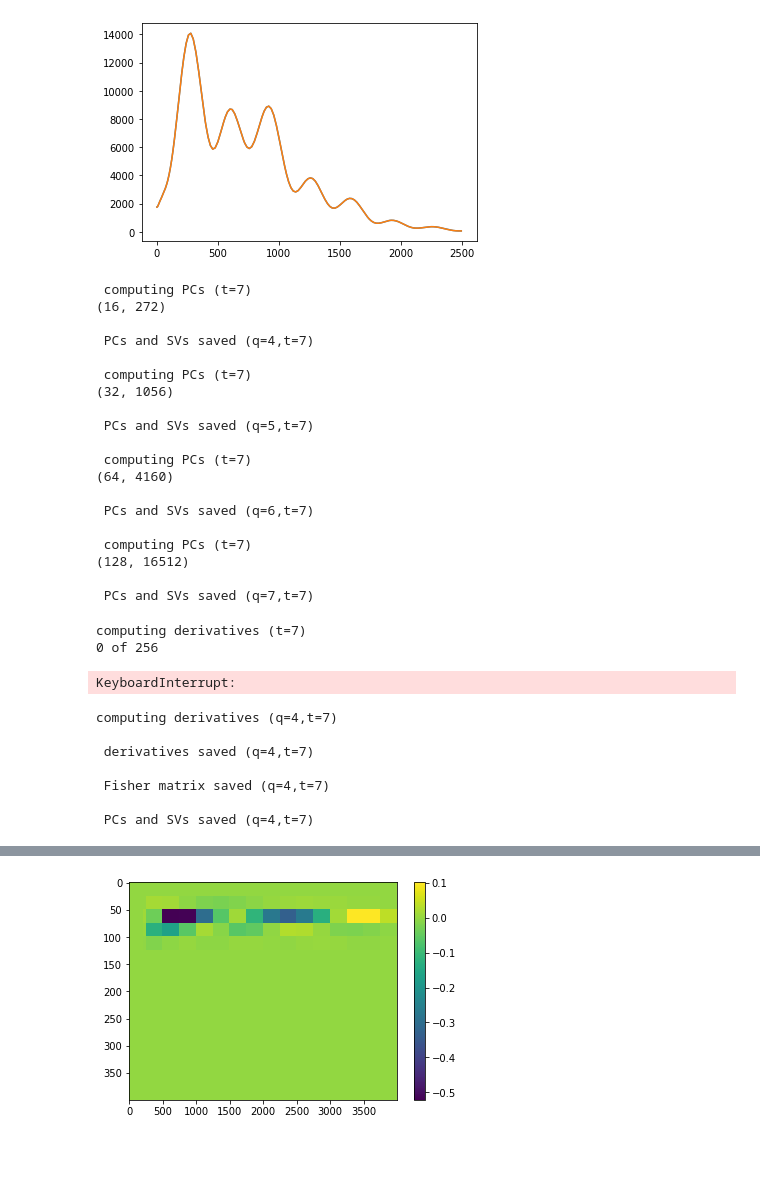
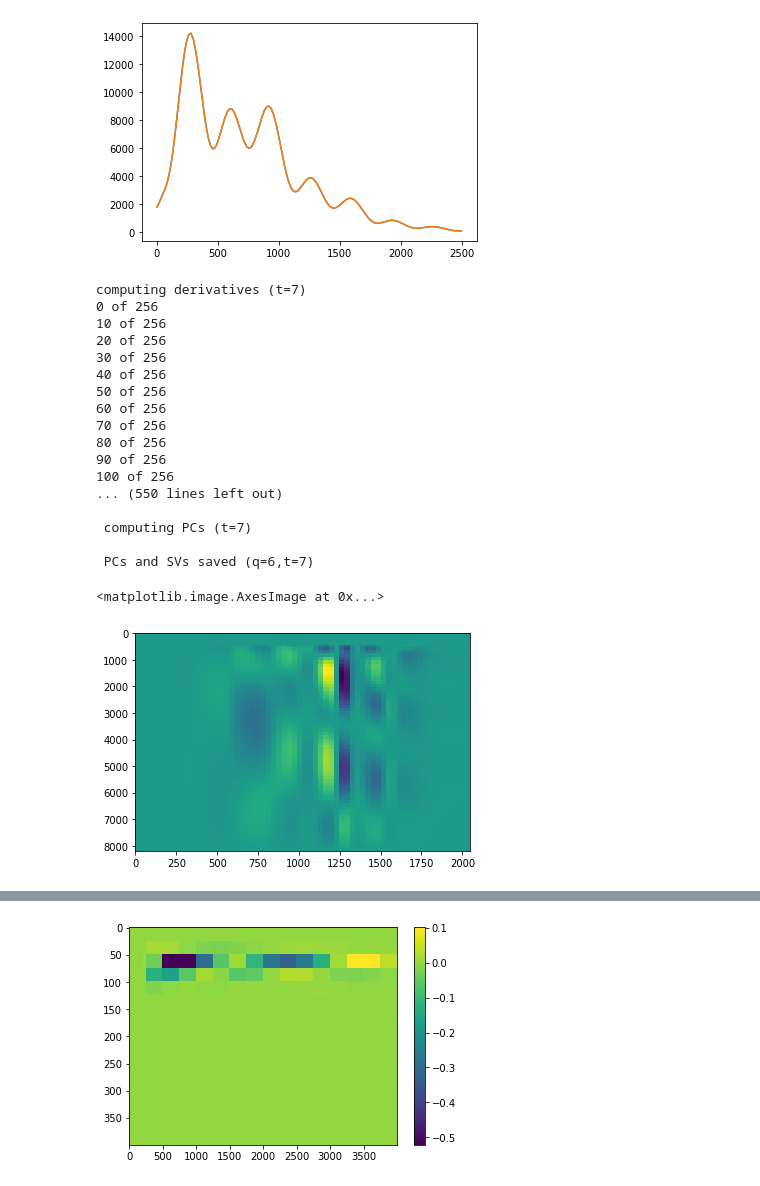
Before and after one commit to aifer4/gdm_pca, a Jupyter notebook: pca.ipynb, the cells around one changed output, grey strips where cells are left out. Saved outputs shown, nothing was run; the diff lists cells and outputs as text; code cells hidden in the pictures; blank space fills up the shorter version.

```diff
--- a/pca.ipynb
+++ b/pca.ipynb
@@ -300,47 +298,30 @@ def W_CS2_PCA(q, t, a0):
     pickle.dump(s, open("output/w-cs2/SV_q-"+str(q)+"_t-"+str(t)+".p", "wb"))
     print('\n','PCs and SVs saved (q='+str(q)+',t='+str(t)+')')
 # %%
-W_CS2_PCA(q=4, t=7, a0=a0_pca)
-W_CS2_PCA(q=5, t=7, a0=a0_pca)
-W_CS2_PCA(q=6, t=7, a0=a0_pca)
-W_CS2_PCA(q=7, t=7, a0=a0_pca)
+CS2_PCA(q=4,t=7,a0=a0_pca)
+CS2_PCA(q=5,t=7,a0=a0_pca)
+CS2_PCA(q=6,t=7,a0=a0_pca)
 # %% [output]
- computing PCs (t=7)
-(16, 272)
-
- PCs and SVs saved (q=4,t=7)
+computing derivatives (t=7)
+0 of 256
+10 of 256
+20 of 256
+30 of 256
+40 of 256
+50 of 256
+60 of 256
+70 of 256
+80 of 256
+90 of 256
+100 of 256
+... (550 lines left out)
 
  computing PCs (t=7)
-(32, 1056)
-
- PCs and SVs saved (q=5,t=7)
-
- computing PCs (t=7)
-(64, 4160)
 
  PCs and SVs saved (q=6,t=7)
-
- computing PCs (t=7)
-(128, 16512)
-
- PCs and SVs saved (q=7,t=7)
-# %%
-CS2_PCA(q=4, t=7, a0=a0_pca)
-CS2_PCA(q=5, t=7, a0=a0_pca)
-# %% [output]
-computing derivatives (t=7)
-0 of 256
-KeyboardInterrupt:
-# %%
-W_PCA(q=4, t=7, a0=a0_pca)
-#W_PCA(q=6, t=7, a0=a0_pca)
-#W_PCA(q=11, t=7, a0=a0_pca)
-#W_PCA(q=12, t=7, a0=a0_pca)
-# %% [output]
-computing derivatives (q=4,t=7)
-
- derivatives saved (q=4,t=7)
-
- Fisher matrix saved (q=4,t=7)
-
- PCs and SVs saved (q=4,t=7)
+# %%
+cPC = pickle.load(open("output/cs2-only/PC_q-6_t-7.p", "rb"))
+plt.imshow(cPC[4],aspect='auto')
+# %% [output]
+<matplotlib.image.AxesImage at 0x...>
+[figure, added]
```
Also changed, not shown: parts of 2 cells of this notebook, 7 other files.
